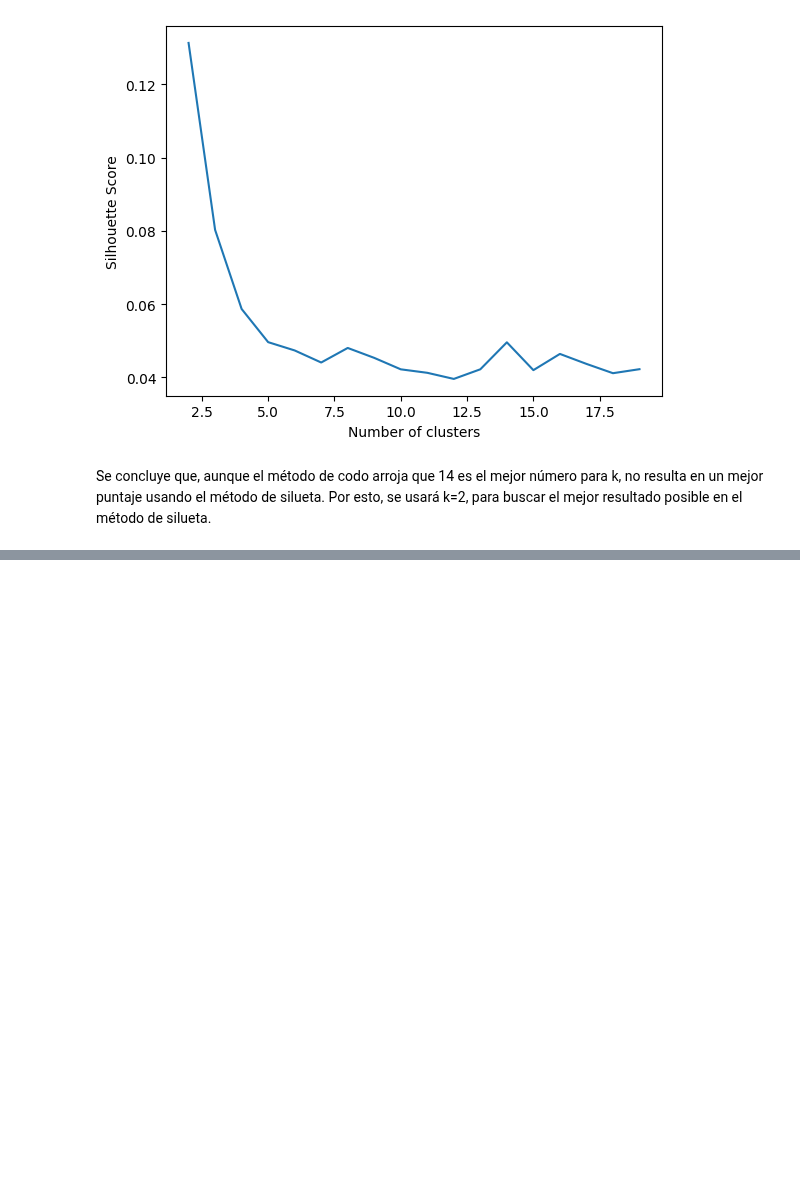
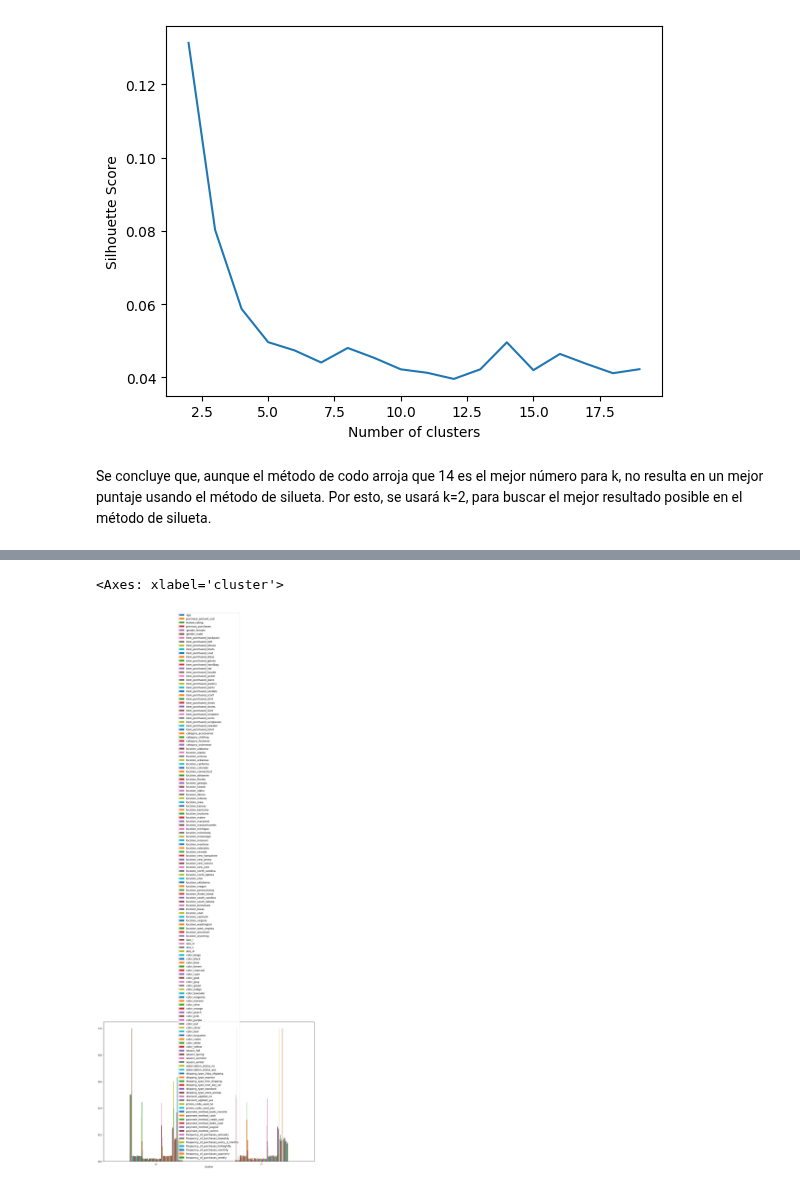
Before and after one commit to Diego2250/HT4-MD, a Jupyter notebook: HD4.ipynb, the cells around one changed output, grey strips where cells are left out. Saved outputs shown, nothing was run; the diff lists cells and outputs as text; code cells hidden in the pictures; blank space fills up the shorter version.

```diff
--- a/HD4.ipynb
+++ b/HD4.ipynb
@@ -313,3 +313,6 @@ Para 19 clusters, el score es 0.0422543974124798
 [figure]
 # %% [markdown]
 Se concluye que, aunque el método de codo arroja que 14 es el mejor número para k, no resulta en un mejor puntaje usando el método de silueta. Por esto, se usará k=2, para buscar el mejor resultado posible en el método de silueta.
+# %%
+kmeans = KMeans(n_clusters=2, random_state=0).fit(df)
+kmeans.fit(df)
@@ -315,0 +327,10 @@ Se concluye que, aunque el método de codo arroja que 14 es el mejor número par
+# %%
+# Analizar las características promedio de cada clúster para entender los segmentos de clientes.
+df['cluster'] = kmeans.labels_
+df.groupby('cluster').mean()
+
+# Visualizar las características promedio de cada clúster.
+df.groupby('cluster').mean().plot(kind='bar', figsize=(15, 10))
+# %% [output]
+<Axes: xlabel='cluster'>
+[figure, added]
```
Also changed, not shown: parts of 11 cells of this notebook, 3 other files.
